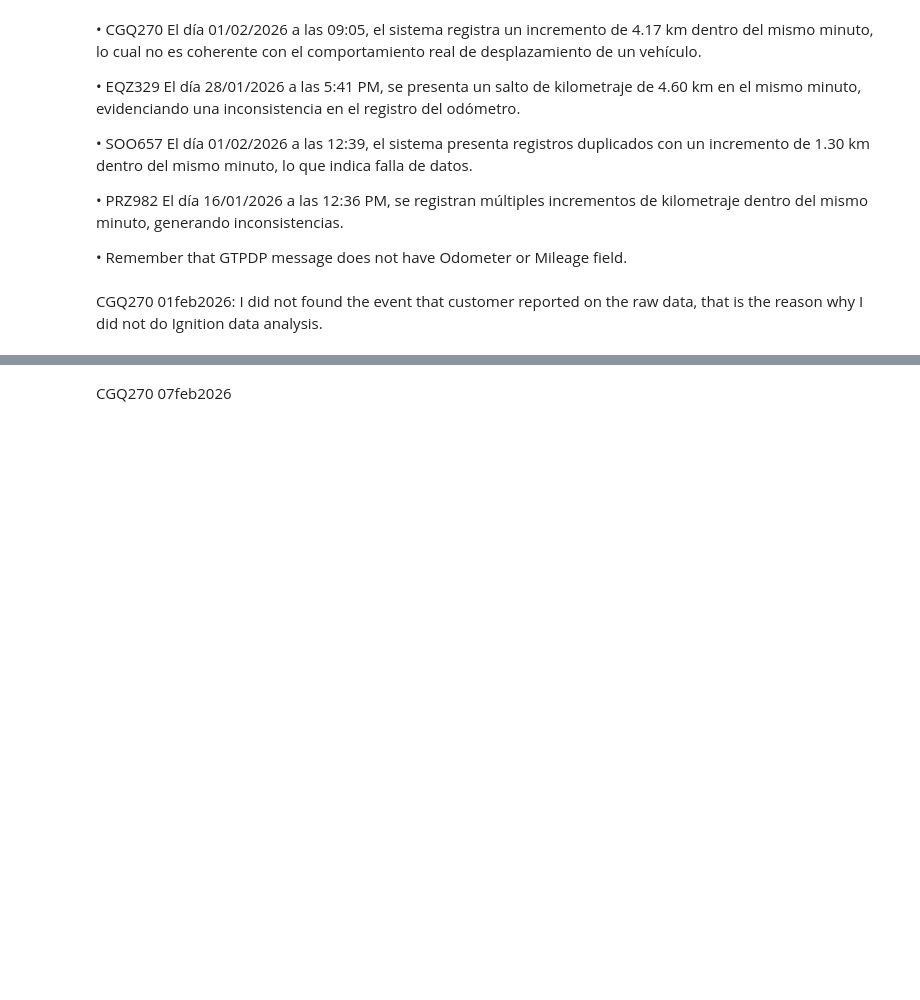
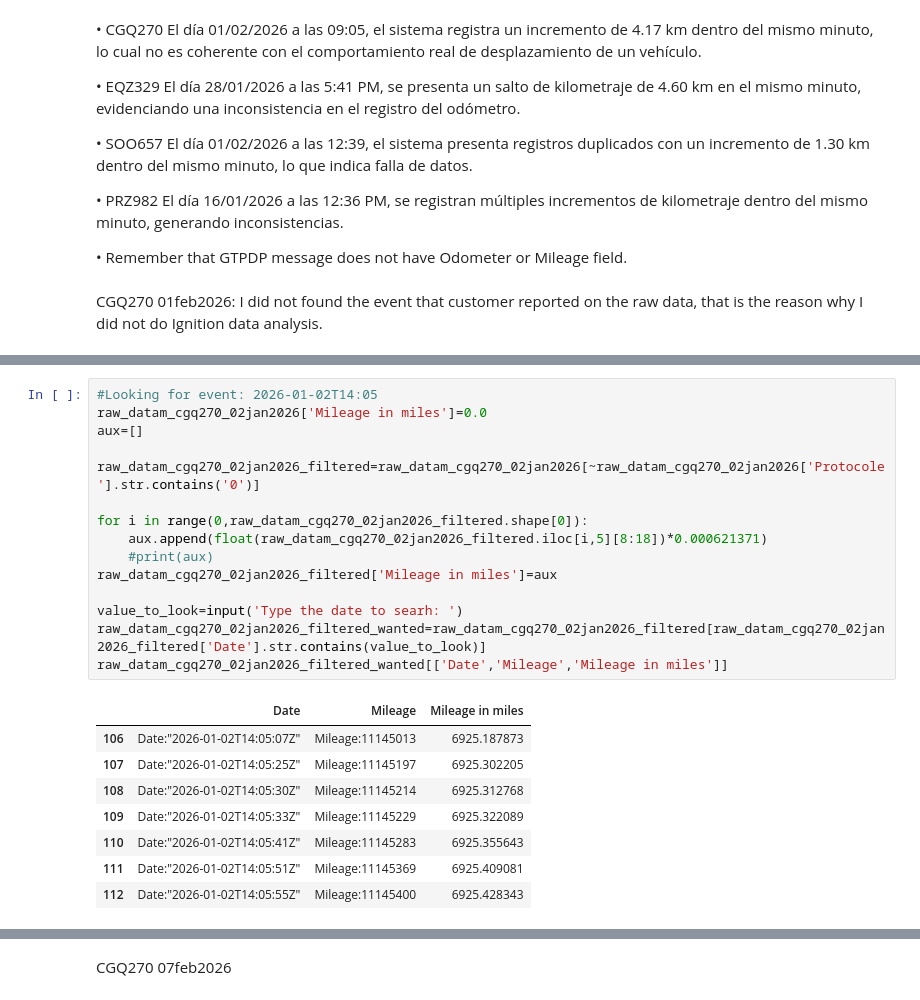
Before and after one commit to jlhb1984/Zonar_projects, a Jupyter notebook: notebooks/chilco_rd_mr_02 TS000167726.ipynb, the cells around one changed output, grey strips where cells are left out. Saved outputs shown, nothing was run; the diff lists cells and outputs as text; blank space fills up the shorter version.

```diff
--- a/notebooks/chilco_rd_mr_02 TS000167726.ipynb
+++ b/notebooks/chilco_rd_mr_02 TS000167726.ipynb
@@ -51,0 +73,24 @@ Working...
+# %%
+#Looking for event: 2026-01-02T14:05
+raw_datam_cgq270_02jan2026['Mileage in miles']=0.0
+aux=[]
+
+raw_datam_cgq270_02jan2026_filtered=raw_datam_cgq270_02jan2026[~raw_datam_cgq270_02jan2026['Protocole'].str.contains('0')]
+
+for i in range(0,raw_datam_cgq270_02jan2026_filtered.shape[0]):
+    aux.append(float(raw_datam_cgq270_02jan2026_filtered.iloc[i,5][8:18])*0.000621371)
+    #print(aux)
+raw_datam_cgq270_02jan2026_filtered['Mileage in miles']=aux
+
+value_to_look=input('Type the date to searh: ')
+raw_datam_cgq270_02jan2026_filtered_wanted=raw_datam_cgq270_02jan2026_filtered[raw_datam_cgq270_02jan2026_filtered['Date'].str.contains(value_to_look)]
+raw_datam_cgq270_02jan2026_filtered_wanted[['Date','Mileage','Mileage in miles']]
+# %% [output]
+|  | Date | Mileage | Mileage in miles |
+| 106 | Date:"2026-01-02T14:05:07Z" | Mileage:11145013 | 6925.187873 |
+| 107 | Date:"2026-01-02T14:05:25Z" | Mileage:11145197 | 6925.302205 |
+| 108 | Date:"2026-01-02T14:05:30Z" | Mileage:11145214 | 6925.312768 |
+| 109 | Date:"2026-01-02T14:05:33Z" | Mileage:11145229 | 6925.322089 |
+| 110 | Date:"2026-01-02T14:05:41Z" | Mileage:11145283 | 6925.355643 |
+| 111 | Date:"2026-01-02T14:05:51Z" | Mileage:11145369 | 6925.409081 |
+| 112 | Date:"2026-01-02T14:05:55Z" | Mileage:11145400 | 6925.428343 |
```
Also changed, not shown: parts of 18 cells of this notebook, 6 other files.
